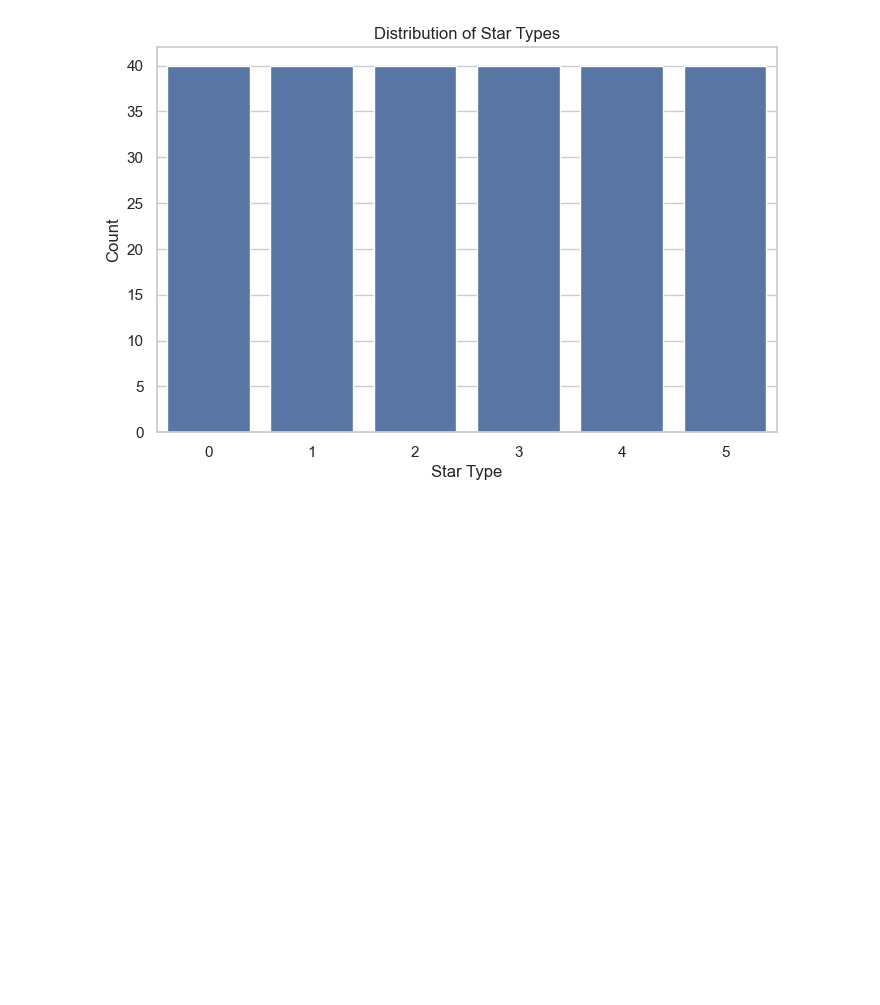
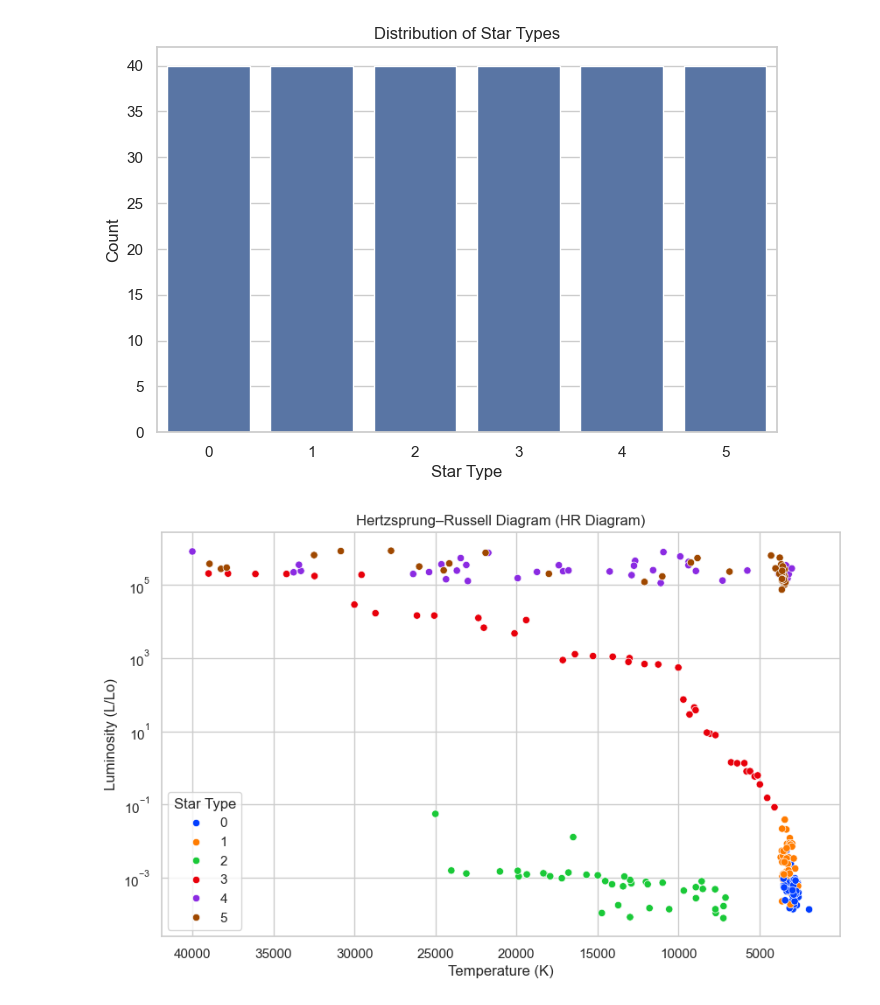
Before and after one commit to Sonal7578/star-project, a Jupyter notebook: star.ipynb, the cells around one changed output. Saved outputs shown, nothing was run; the diff lists cells and outputs as text; code cells hidden in the pictures; blank space fills up the shorter version.

Commit message:
Plot HR diagram using temperature and luminosity

```diff
--- a/star.ipynb
+++ b/star.ipynb
@@ -84,3 +84,22 @@ plt.ylabel('Count')
 plt.show()
 # %% [output]
 [figure]
+# %%
+# HR Diagram: Temperature vs Luminosity
+plt.figure(figsize=(10, 6))
+scatter = sns.scatterplot(
+    x='Temperature (K)',
+    y='Luminosity(L/Lo)',
+    hue='Star type',
+    palette='bright',
+    data=df
+)
+plt.title('Hertzsprung–Russell Diagram (HR Diagram)')
+plt.xlabel('Temperature (K)')
+plt.ylabel('Luminosity (L/Lo)')
+plt.gca().invert_xaxis()  # Hotter stars are to the left
+plt.yscale('log')         # Better scale for wide luminosity values
+plt.legend(title='Star Type')
+plt.show()
+# %% [output]
+[figure, added]
```
